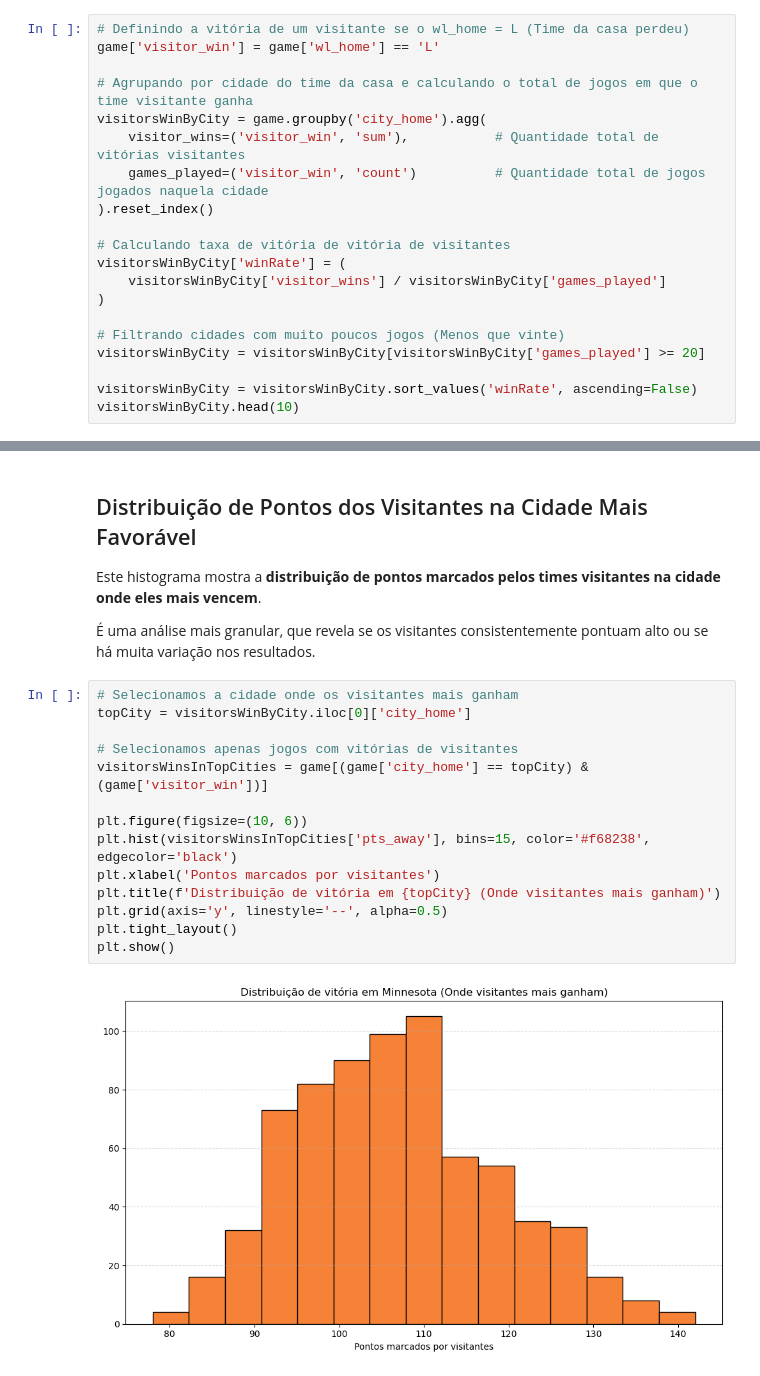
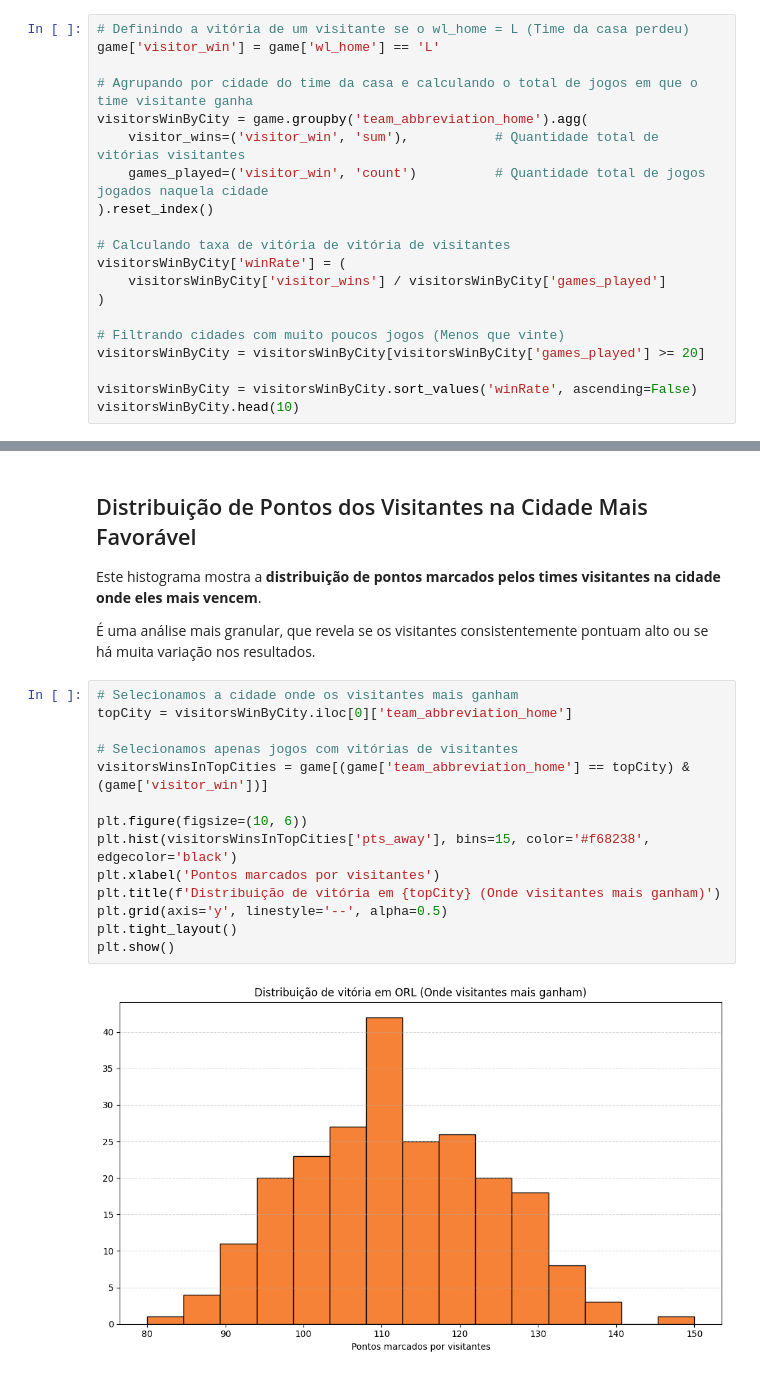
Before and after one commit to GabrielAlkmimBarros/TP_ICD, a Jupyter notebook: q4.ipynb, the cells around one changed output, grey strips where cells are left out. Saved outputs shown, nothing was run; the diff lists cells and outputs as text.

```diff
--- a/q4.ipynb
+++ b/q4.ipynb
@@ -78,7 +78,7 @@ Também filtramos para considerar **somente cidades com pelo menos 20 jogos**, p
 game['visitor_win'] = game['wl_home'] == 'L'
 
 # Agrupando por cidade do time da casa e calculando o total de jogos em que o time visitante ganha
-visitorsWinByCity = game.groupby('city_home').agg(
+visitorsWinByCity = game.groupby('team_abbreviation_home').agg(
     visitor_wins=('visitor_win', 'sum'),           # Quantidade total de vitórias visitantes
     games_played=('visitor_win', 'count')          # Quantidade total de jogos jogados naquela cidade
 ).reset_index()
@@ -352,17 +352,17 @@ Este histograma mostra a **distribuição de pontos marcados pelos times visitan
 É uma análise mais granular, que revela se os visitantes consistentemente pontuam alto ou se há muita variação nos resultados.
 # %%
 # Selecionamos a cidade onde os visitantes mais ganham
-topCity = visitorsWinByCity.iloc[0]['city_home']
+topCity = visitorsWinByCity.iloc[0]['team_abbreviation_home']
 
 # Selecionamos apenas jogos com vitórias de visitantes
-visitorsWinsInTopCities = game[(game['city_home'] == topCity) & (game['visitor_win'])]
+visitorsWinsInTopCities = game[(game['team_abbreviation_home'] == topCity) & (game['visitor_win'])]
 
 plt.figure(figsize=(10, 6))
 plt.hist(visitorsWinsInTopCities['pts_away'], bins=15, color='#f68238', edgecolor='black')
 plt.xlabel('Pontos marcados por visitantes')
 plt.title(f'Distribuição de vitória em {topCity} (Onde visitantes mais ganham)')
 plt.grid(axis='y', linestyle='--', alpha=0.5)
 plt.tight_layout()
 plt.show()
 # %% [output]
-[figure, old version]
+[figure, new version]
```
Also changed, not shown: parts of 8 cells of this notebook.
